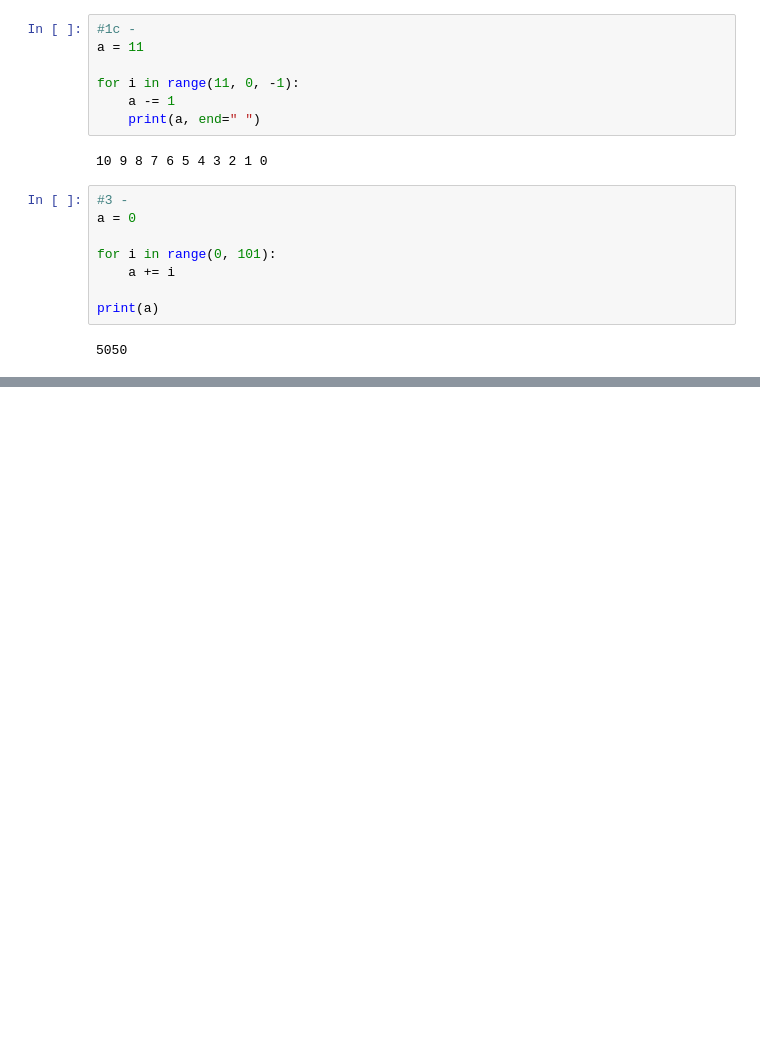
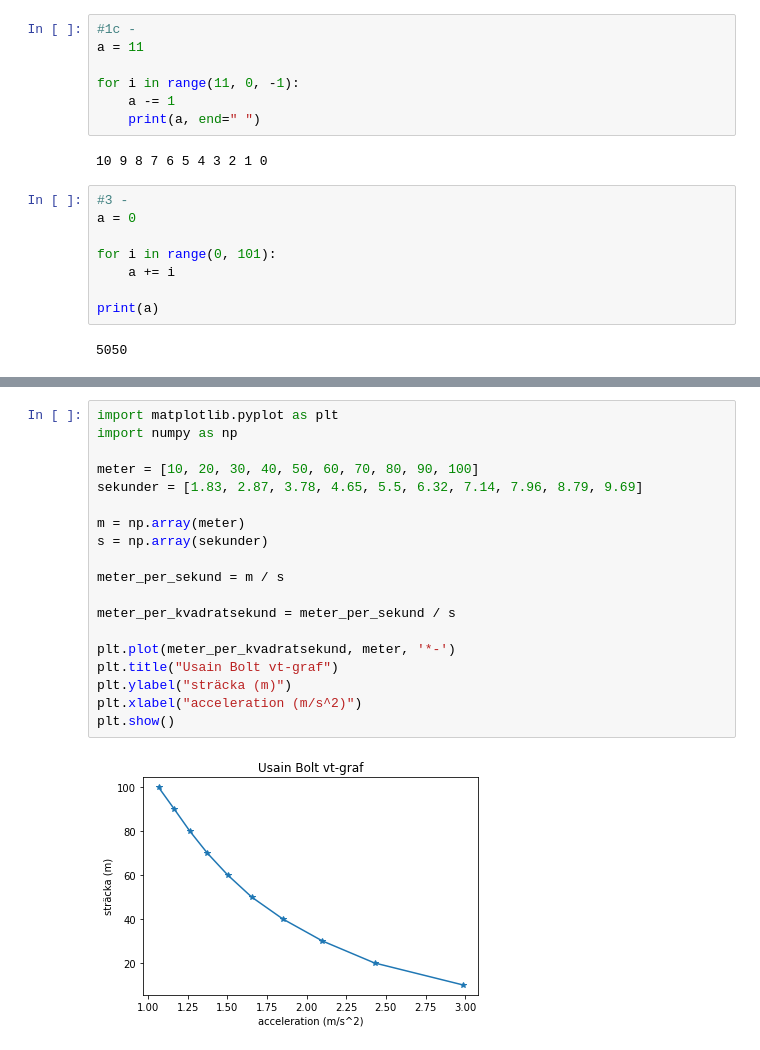
Before and after one commit to VikingHesse/viking_hesse_TE19C_programmering1, a Jupyter notebook: ränka_med_python/uppgifter.ipynb, the cells around one changed output, grey strips where cells are left out. Cells and saved outputs as stored; diff of their text form; blank space fills up the shorter version.

```diff
--- a/ränka_med_python/uppgifter.ipynb
+++ b/ränka_med_python/uppgifter.ipynb
@@ -506,0 +539,21 @@ print(a)
+# %%
+import matplotlib.pyplot as plt
+import numpy as np
+
+meter = [10, 20, 30, 40, 50, 60, 70, 80, 90, 100]
+sekunder = [1.83, 2.87, 3.78, 4.65, 5.5, 6.32, 7.14, 7.96, 8.79, 9.69]
+
+m = np.array(meter)
+s = np.array(sekunder)
+
+meter_per_sekund = m / s
+
+meter_per_kvadratsekund = meter_per_sekund / s
+
+plt.plot(meter_per_kvadratsekund, meter, '*-')
+plt.title("Usain Bolt vt-graf")
+plt.ylabel("sträcka (m)")
+plt.xlabel("acceleration (m/s^2)")
+plt.show()
+# %% [output]
+[figure, added]
```
Also changed, not shown: parts of 2 cells of this notebook.
